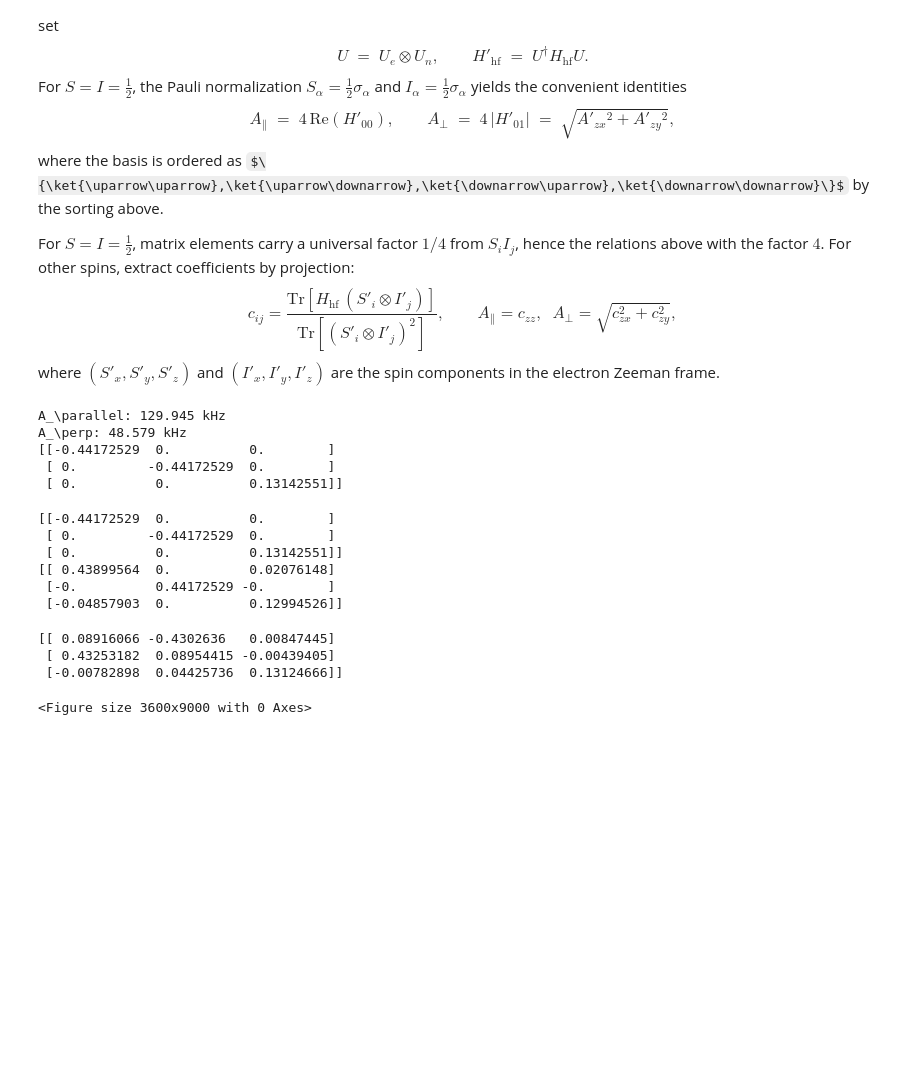
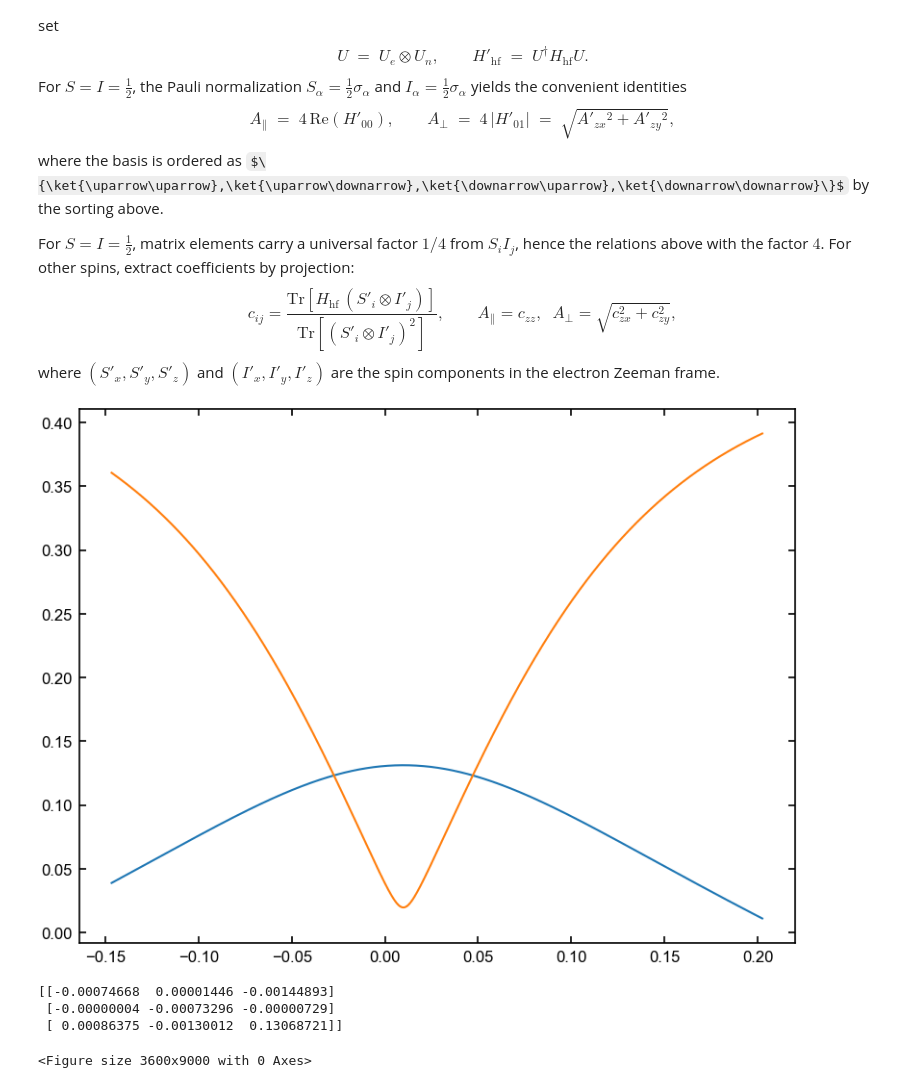
Before and after one commit to leonmyk/Spectroscopy_Hamiltonian_fitter-, a Jupyter notebook: nuclear_nuclear_coupling.ipynb, the cells around one changed output. Cells and saved outputs as stored; diff of their text form; code cells hidden in the pictures; some formulas as TeX source; blank space fills up the shorter version.

```diff
--- a/nuclear_nuclear_coupling.ipynb
+++ b/nuclear_nuclear_coupling.ipynb
@@ -496,44 +540,60 @@ ax = -0.7 * np.pi / 180
 B_field = (0, 0.0, 0.446)
 rotated_b_field = rotmat_yz(ay) @ rotmat_xz(ax) @ B_field
 
-A_par, A_perp,H_rot = get_hyperfine_constants(g_Er, mu_Nb, rotated_b_field, W_pos[9, 1:])
+# A_par, A_perp,H_rot = get_hyperfine_constants(g_Er, mu_Nb, rotated_b_field, W_pos[9, 1:])
 
-print(f"A_\parallel: {A_par*1e3:.3f} kHz")
-print(f"A_\perp: {A_perp*1e3:.3f} kHz")
+# print(f"A_\parallel: {A_par*1e3:.3f} kHz")
+# print(f"A_\perp: {A_perp*1e3:.3f} kHz")
-# %% [output]
-A_\parallel: 129.945 kHz
-A_\perp: 48.579 kHz
-[[-0.44172529  0.          0.        ]
- [ 0.         -0.44172529  0.        ]
- [ 0.          0.          0.13142551]]
 # %%
 # Define physical quantization axes
-n_e = _electron_axis(rotated_b_field, g_Er)              # electron axis || g^T B
-n_n = np.asarray(rotated_b_field, float)
-Tdd = get_hyperfine_tensor(g_Er, mu_Nb, W_pos[9, 1:])
-R_left, R_right = get_rotations(n_e, n_n)
-A_par = R_left @ Tdd @ R_right.T   # transpose on the nuclear rotationA_par = R_left @ Tdd @ R_right
-print(Tdd)
-print(A_par)
+A_paras  = []
+A_perps = []
+
+ay = -0.57 * np.pi / 180
+ax = -0.7 * np.pi / 180
+
+thetas =  1.6 /360*2*np.pi + np.linspace(-10 /360*2*np.pi, 10 /360*2*np.pi,1000)
+phi_0 = 0.146 /360*2*np.pi
+psi_0 = 0.368 /360*2*np.pi
+
+b0 = 436.917
+for theta in thetas :
+
+    bx = b0 * (np.sin(theta) * np.sin(phi_0) - np.cos(theta) * np.sin(psi_0) * np.cos(phi_0))
+    by = b0 * (np.sin(theta) * np.cos(phi_0) + np.cos(theta) * np.sin(psi_0) * np.sin(phi_0))
+    bz = b0 * np.cos(theta) * np.cos(psi_0)
+
+
+    B_field = (bx, by, bz)
+    rotated_b_field = rotmat_yz(ay) @ rotmat_xz(ax) @ B_field
+
+    n_e = _electron_axis(rotated_b_field, g_Er)              # electron axis || g^T B
+    n_n = np.asarray(rotated_b_field, float)
+    Tdd = get_hyperfine_tensor(g_Er, mu_Nb, W_pos[9, 1:])
+    R_left, R_right = get_rotations(n_e, n_n)
+    A_p = R_left @ Tdd @ R_right.T   # transpose on the nuclear rotationA_par = R_left @ Tdd @ R_right
+    A_par = A_p[2,2]
+    A_per = np.sqrt(A_p[2,0]**2+A_p[0,2]**2)
+    A_paras.append(A_par)
+    A_perps.append(A_per)
+
+plt.plot(thetas,A_paras, label = 'Apara')
+plt.plot(thetas,A_perps, label = 'Aperp')
+plt.show()
 # %% [output]
-[[-0.44172529  0.          0.        ]
- [ 0.         -0.44172529  0.        ]
- [ 0.          0.          0.13142551]]
-[[ 0.43899564  0.          0.02076148]
- [-0.          0.44172529 -0.        ]
- [-0.04857903  0.          0.12994526]]
+[figure, added]
 # %%
 # Define physical quantization axes
 n_e = _electron_axis(rotated_b_field, g_Er)              # electron axis || g^T B
 n_n = np.asarray(rotated_b_field, float)
 Tdd = get_hyperfine_tensor(g_Er, mu_Nb, W_pos[9, 1:])
-R_left, R_right = get_rotations2(n_e, n_n)
+R_left, R_right = get_rotations(n_e, n_n)
 A_par = R_left @ Tdd @ R_right
 print(A_par)
 # %% [output]
-[[ 0.08916066 -0.4302636   0.00847445]
- [ 0.43253182  0.08954415 -0.00439405]
- [-0.00782898  0.04425736  0.13124666]]
+[[-0.00074668  0.00001446 -0.00144893]
+ [-0.00000004 -0.00073296 -0.00000729]
+ [ 0.00086375 -0.00130012  0.13068721]]
 # %%
 import numpy as np
 import matplotlib.pyplot as plt
```
Also changed, not shown: parts of 4 cells of this notebook, 6 other files.
